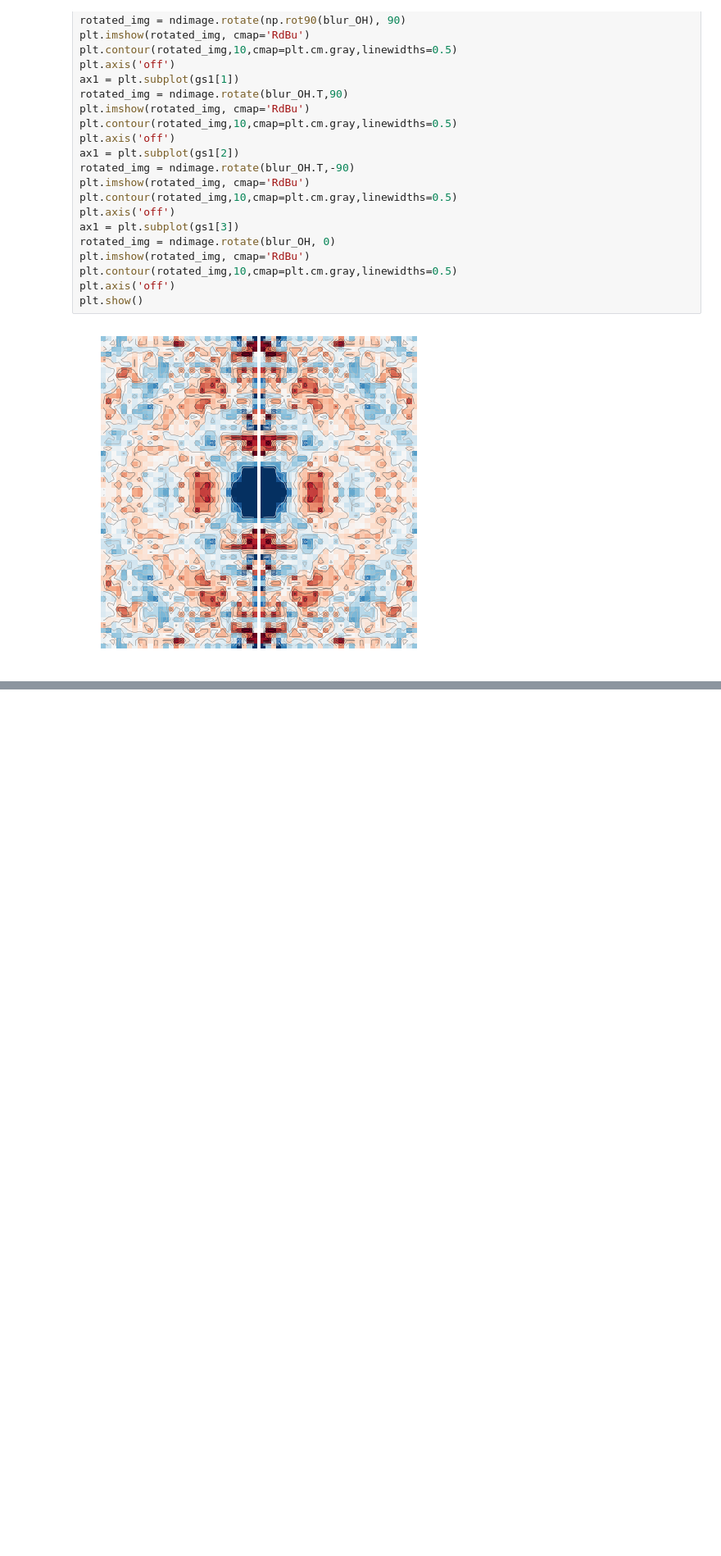
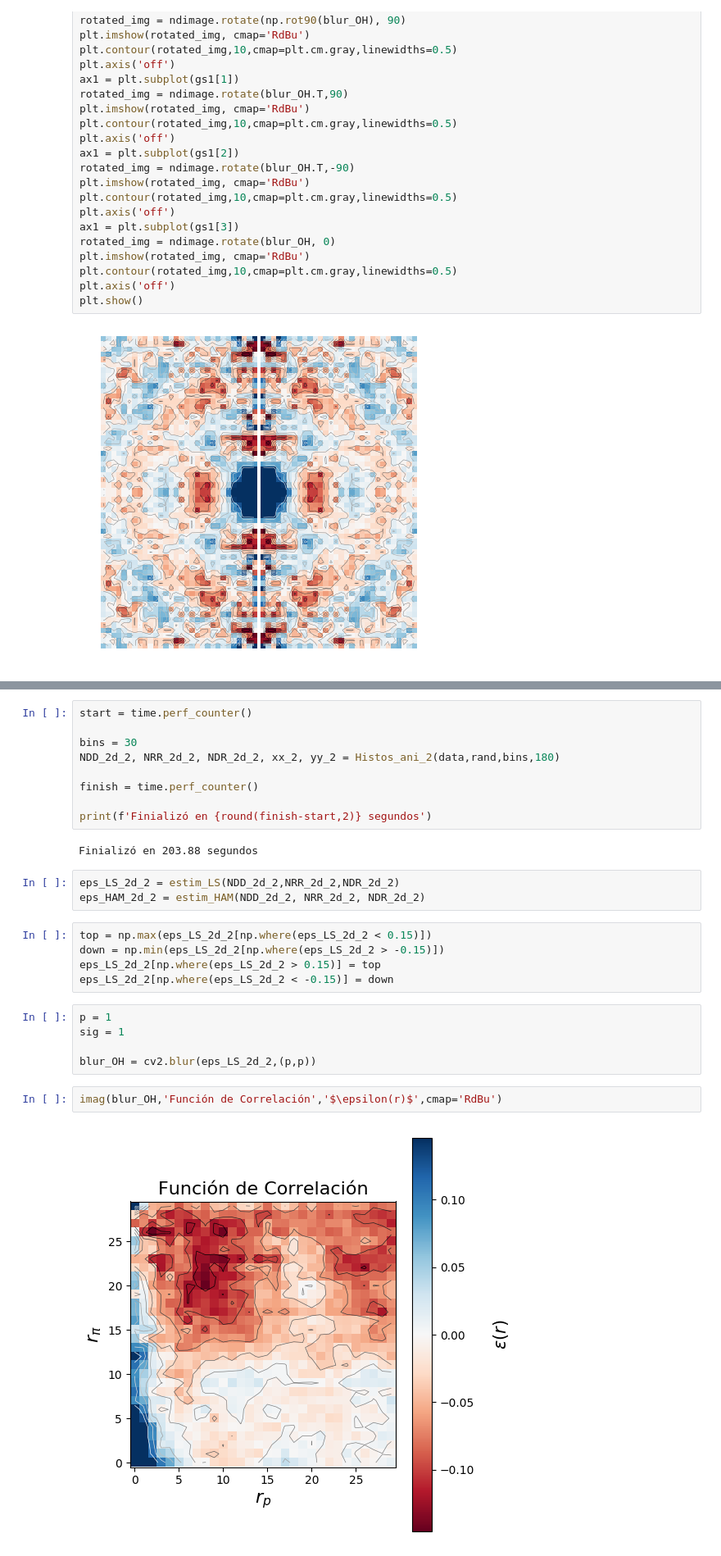
Before and after one commit to Oscar2401/funcion_correlacion, a Jupyter notebook: Fuerza_bruta.ipynb, the cells around one changed output, grey strips where cells are left out. Shown at 82% size. Saved outputs shown, nothing was run; the diff lists cells and outputs as text; blank space fills up the shorter version.

```diff
--- a/Fuerza_bruta.ipynb
+++ b/Fuerza_bruta.ipynb
@@ -312,0 +376,28 @@ plt.show()
+# %%
+start = time.perf_counter()
+
+bins = 30
+NDD_2d_2, NRR_2d_2, NDR_2d_2, xx_2, yy_2 = Histos_ani_2(data,rand,bins,180)
+
+finish = time.perf_counter()
+
+print(f'Finializó en {round(finish-start,2)} segundos')
+# %% [output]
+Finializó en 203.88 segundos
+# %%
+eps_LS_2d_2 = estim_LS(NDD_2d_2,NRR_2d_2,NDR_2d_2)
+eps_HAM_2d_2 = estim_HAM(NDD_2d_2, NRR_2d_2, NDR_2d_2)
+# %%
+top = np.max(eps_LS_2d_2[np.where(eps_LS_2d_2 < 0.15)])
+down = np.min(eps_LS_2d_2[np.where(eps_LS_2d_2 > -0.15)])
+eps_LS_2d_2[np.where(eps_LS_2d_2 > 0.15)] = top
+eps_LS_2d_2[np.where(eps_LS_2d_2 < -0.15)] = down
+# %%
+p = 1
+sig = 1
+
+blur_OH = cv2.blur(eps_LS_2d_2,(p,p))
+# %%
+imag(blur_OH,'Función de Correlación','$\epsilon(r)$',cmap='RdBu')
+# %% [output]
+[figure, added]
```
Also changed, not shown: parts of 5 cells of this notebook.
